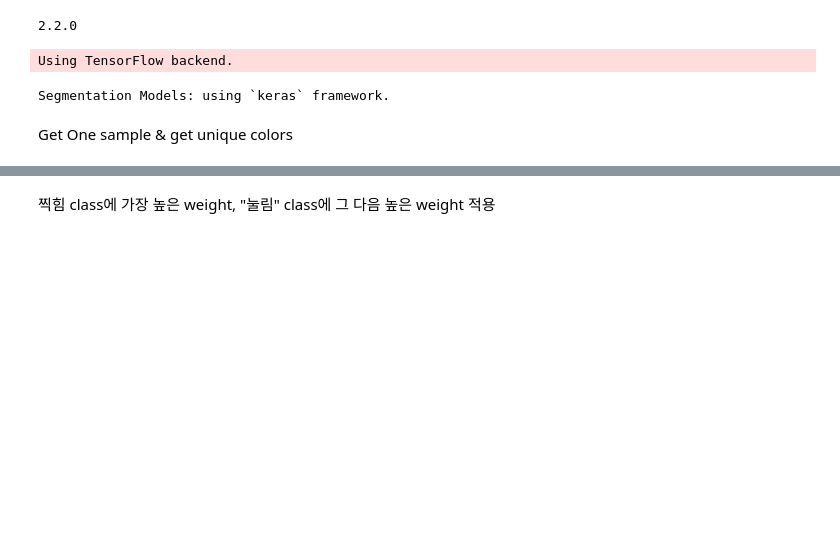
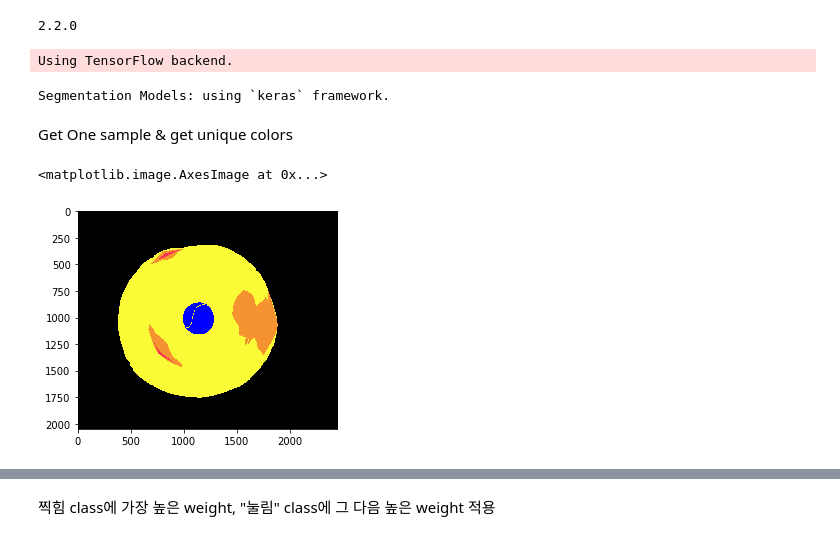
Before and after one commit to jhk0429/Segmentation_project, a Jupyter notebook: train_combined.ipynb, the cells around one changed output, grey strips where cells are left out. Saved outputs shown, nothing was run; the diff lists cells and outputs as text; code cells hidden in the pictures; blank space fills up the shorter version.

```diff
--- a/train_combined.ipynb
+++ b/train_combined.ipynb
@@ -123,6 +123,10 @@ Get One sample & get unique colors
 # %%
 mask = imread('JR_dataset/train/silver_ng/new_gt_mask/높음2__분리막 눌림_은색.png') #2048 x 2448
 colors = np.unique(tf.reshape(mask,[-1,3]), axis=0)
+plt.imshow(mask)
+# %% [output]
+<matplotlib.image.AxesImage at 0x...>
+[figure, added]
 # %%
 color_dict = {i: list(x) for i,x in enumerate(colors)}
 
```
Also changed, not shown: parts of 29 cells of this notebook, 1 other file.
